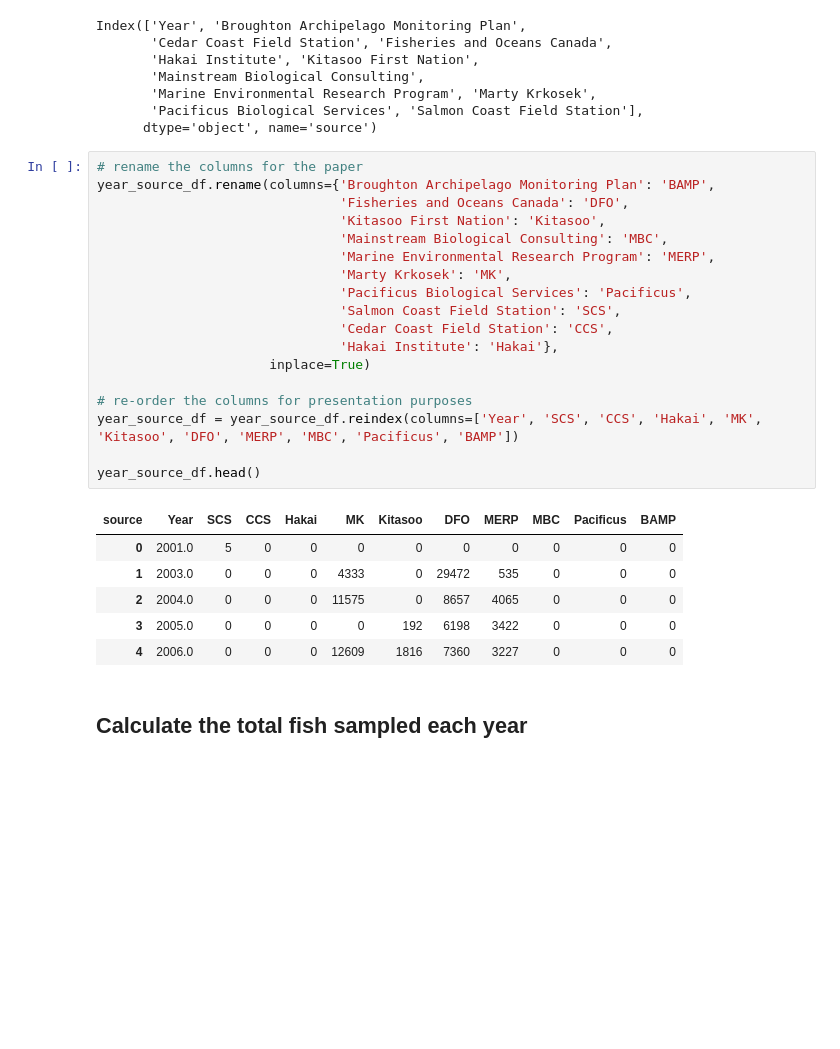
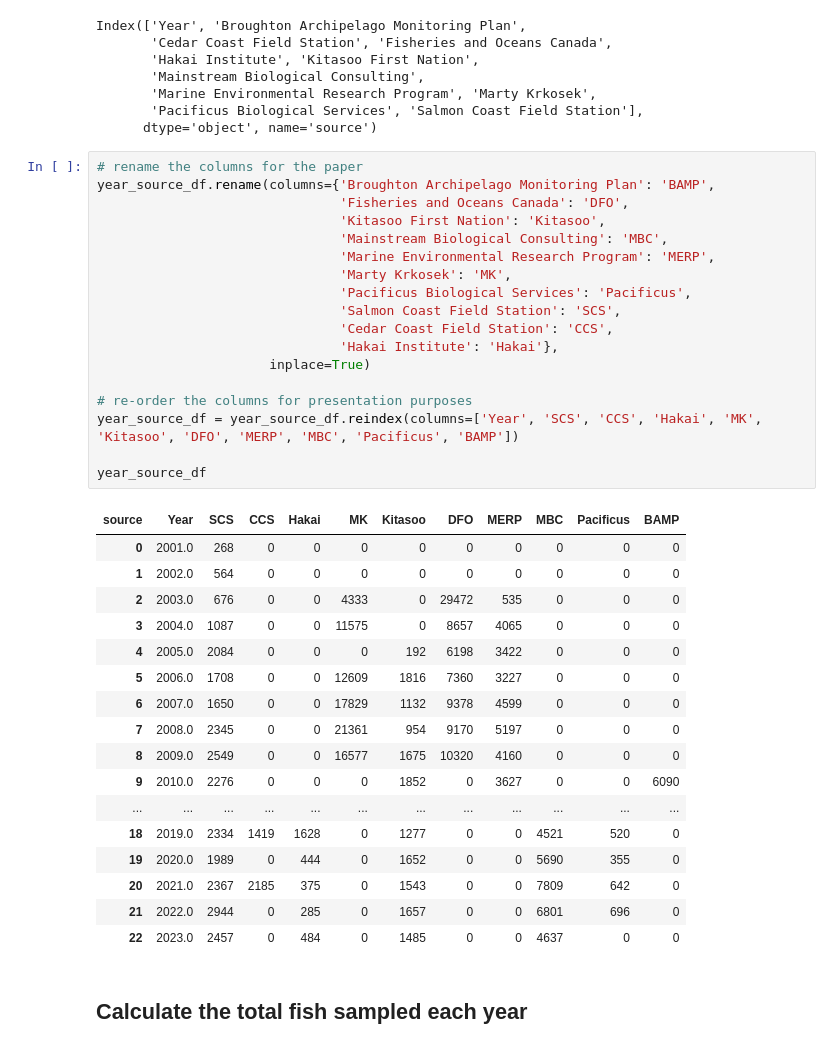
Before and after one commit to modailmara/BCSalmonData, a Jupyter notebook: generate_figures_tables/Table1b_datasource_by_year.ipynb, the cells around one changed output. Cells and saved outputs as stored; diff of their text form; blank space fills up the shorter version.

Commit message:
- fixed some date format issues - typo bug: SC formatting was only writing out the head() of the fish_lice - re-ran all the scipts to redo all the data formatting and output

```diff
--- a/generate_figures_tables/Table1b_datasource_by_year.ipynb
+++ b/generate_figures_tables/Table1b_datasource_by_year.ipynb
@@ -61,28 +61,39 @@ Index(['Year', 'Broughton Archipelago Monitoring Plan',
 # %%
 # rename the columns for the paper
 year_source_df.rename(columns={'Broughton Archipelago Monitoring Plan': 'BAMP',
                                'Fisheries and Oceans Canada': 'DFO',
                                'Kitasoo First Nation': 'Kitasoo',
                                'Mainstream Biological Consulting': 'MBC',
                                'Marine Environmental Research Program': 'MERP',
                                'Marty Krkosek': 'MK',
                                'Pacificus Biological Services': 'Pacificus',
                                'Salmon Coast Field Station': 'SCS',
                                'Cedar Coast Field Station': 'CCS',
                                'Hakai Institute': 'Hakai'},
                       inplace=True)
 
 # re-order the columns for presentation purposes
 year_source_df = year_source_df.reindex(columns=['Year', 'SCS', 'CCS', 'Hakai', 'MK', 'Kitasoo', 'DFO', 'MERP', 'MBC', 'Pacificus', 'BAMP'])
 
-year_source_df.head()
+year_source_df
 # %% [output]
 | source | Year | SCS | CCS | Hakai | MK | Kitasoo | DFO | MERP | MBC | Pacificus | BAMP |
-| 0 | 2001.0 | 5 | 0 | 0 | 0 | 0 | 0 | 0 | 0 | 0 | 0 |
-| 1 | 2003.0 | 0 | 0 | 0 | 4333 | 0 | 29472 | 535 | 0 | 0 | 0 |
-| 2 | 2004.0 | 0 | 0 | 0 | 11575 | 0 | 8657 | 4065 | 0 | 0 | 0 |
-| 3 | 2005.0 | 0 | 0 | 0 | 0 | 192 | 6198 | 3422 | 0 | 0 | 0 |
-| 4 | 2006.0 | 0 | 0 | 0 | 12609 | 1816 | 7360 | 3227 | 0 | 0 | 0 |
+| 0 | 2001.0 | 268 | 0 | 0 | 0 | 0 | 0 | 0 | 0 | 0 | 0 |
+| 1 | 2002.0 | 564 | 0 | 0 | 0 | 0 | 0 | 0 | 0 | 0 | 0 |
+| 2 | 2003.0 | 676 | 0 | 0 | 4333 | 0 | 29472 | 535 | 0 | 0 | 0 |
+| 3 | 2004.0 | 1087 | 0 | 0 | 11575 | 0 | 8657 | 4065 | 0 | 0 | 0 |
+| 4 | 2005.0 | 2084 | 0 | 0 | 0 | 192 | 6198 | 3422 | 0 | 0 | 0 |
+| 5 | 2006.0 | 1708 | 0 | 0 | 12609 | 1816 | 7360 | 3227 | 0 | 0 | 0 |
+| 6 | 2007.0 | 1650 | 0 | 0 | 17829 | 1132 | 9378 | 4599 | 0 | 0 | 0 |
+| 7 | 2008.0 | 2345 | 0 | 0 | 21361 | 954 | 9170 | 5197 | 0 | 0 | 0 |
+| 8 | 2009.0 | 2549 | 0 | 0 | 16577 | 1675 | 10320 | 4160 | 0 | 0 | 0 |
+| 9 | 2010.0 | 2276 | 0 | 0 | 0 | 1852 | 0 | 3627 | 0 | 0 | 6090 |
+| ... | ... | ... | ... | ... | ... | ... | ... | ... | ... | ... | ... |
+| 18 | 2019.0 | 2334 | 1419 | 1628 | 0 | 1277 | 0 | 0 | 4521 | 520 | 0 |
+| 19 | 2020.0 | 1989 | 0 | 444 | 0 | 1652 | 0 | 0 | 5690 | 355 | 0 |
+| 20 | 2021.0 | 2367 | 2185 | 375 | 0 | 1543 | 0 | 0 | 7809 | 642 | 0 |
+| 21 | 2022.0 | 2944 | 0 | 285 | 0 | 1657 | 0 | 0 | 6801 | 696 | 0 |
+| 22 | 2023.0 | 2457 | 0 | 484 | 0 | 1485 | 0 | 0 | 4637 | 0 | 0 |
 # %% [markdown]
 ## Calculate the total fish sampled each year
 # %%
```
Also changed, not shown: parts of 3 cells of this notebook, 19 other files.
